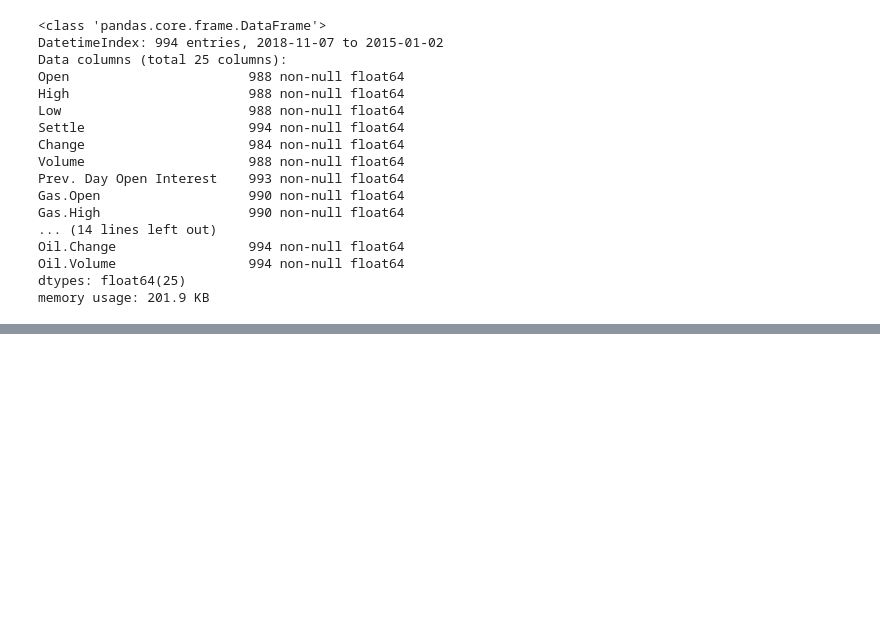
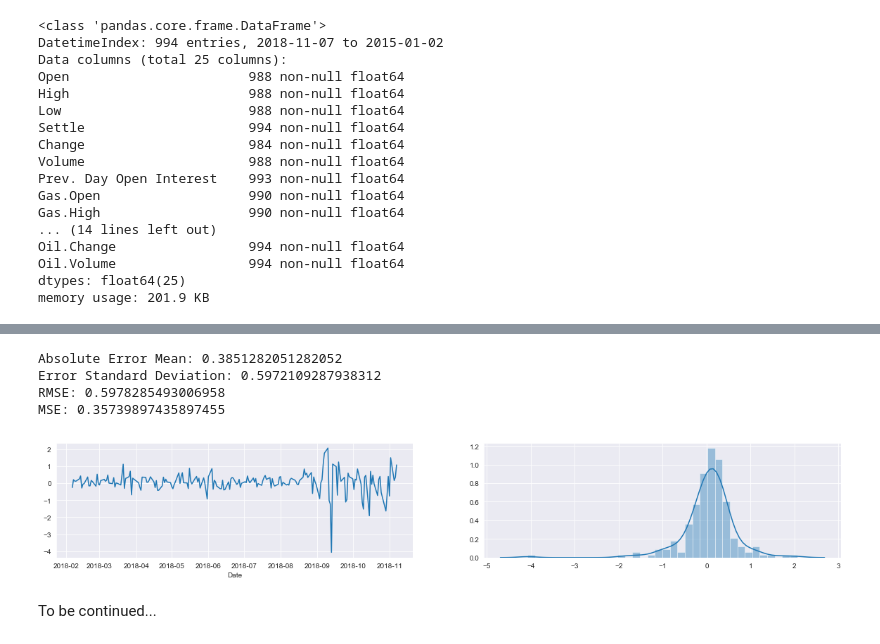
Before and after one commit to GaussianGarden/EUA-Price-Forecaster, a Jupyter notebook: Naive Baseline Model.ipynb, the cells around one changed output, grey strips where cells are left out. Drawn from its saved outputs; the diff is of its cells as text; code cells hidden in the pictures; blank space fills up the shorter version.

```diff
--- a/Naive Baseline Model.ipynb
+++ b/Naive Baseline Model.ipynb
@@ -53,0 +62,18 @@ We can see that the naive model is off by 30 cents, on average. A machine learni
+# %%
+errors = df["Change"].values[int(len(df) * 0.8):]
+fig, axes = plt.subplots(nrows=1, ncols=2, figsize=(20, 3))
+sns.lineplot(df.index[int(len(df) * 0.8):], errors, ax=axes[0])
+sns.distplot(errors, ax=axes[1])
+print("Absolute Error Mean:", np.abs(errors).mean())
+print("Error Standard Deviation:", errors.std(ddof=1))
+mse = np.square(errors).mean()
+print("RMSE:", np.sqrt(mse))
+print("MSE:", mse)
+# %% [output]
+Absolute Error Mean: 0.3851282051282052
+Error Standard Deviation: 0.5972109287938312
+RMSE: 0.5978285493006958
+MSE: 0.35739897435897455
+[figure, added]
+# %% [markdown]
+To be continued...
```
Also changed, not shown: parts of 8 cells of this notebook, 4 other files.
